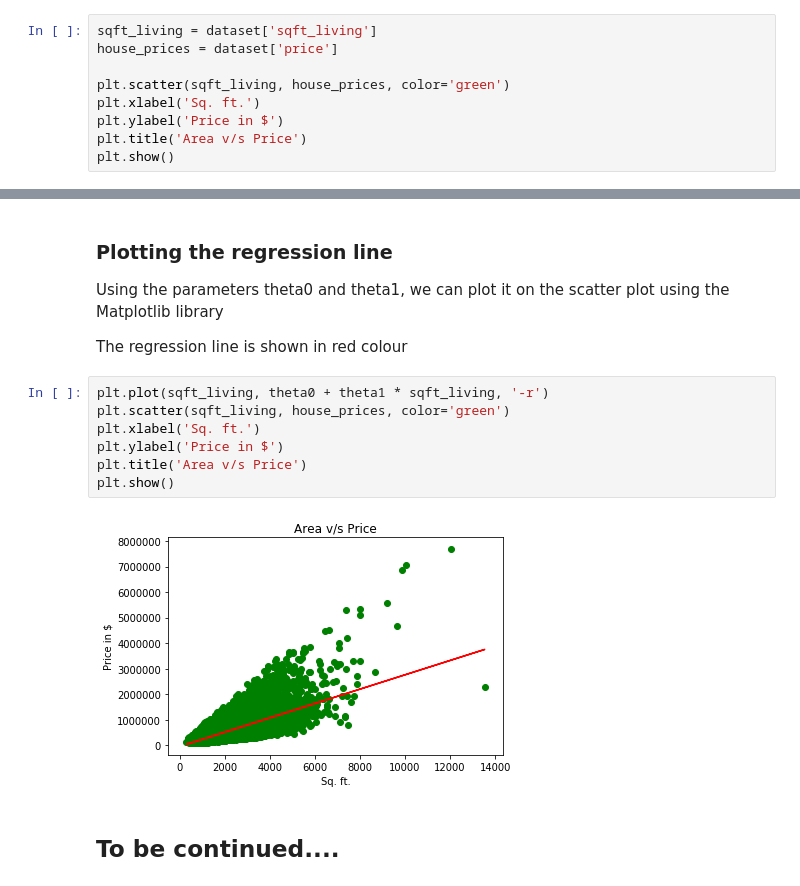
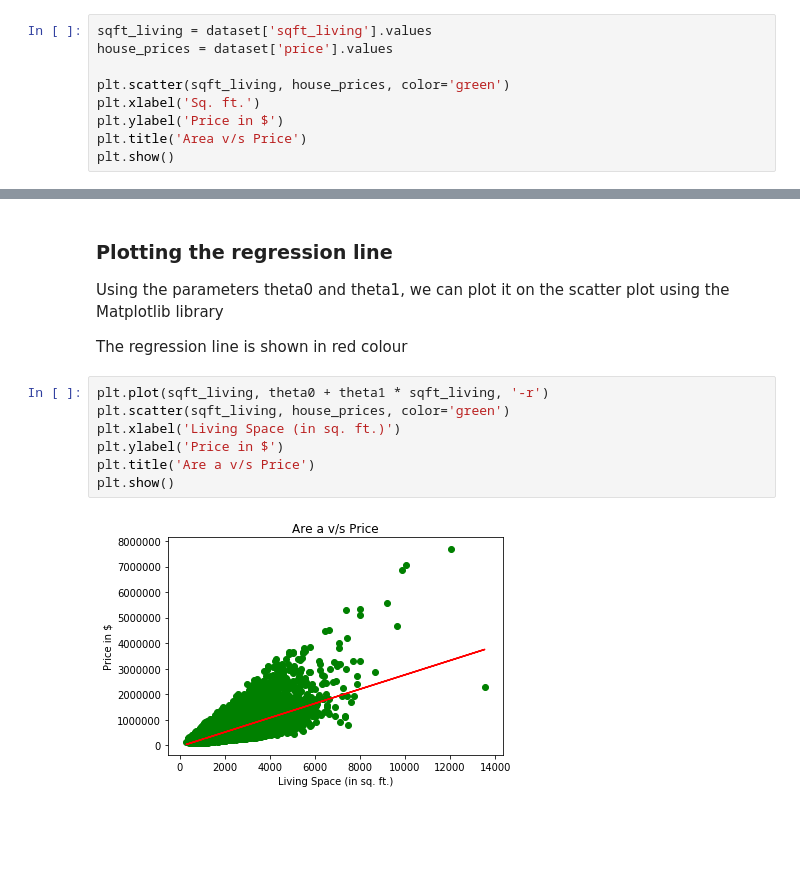
Before and after one commit to umangjpatel/KaggleKingsCountyHousing, a Jupyter notebook: KaggleKingsCountyHousing.ipynb, the cells around one changed output, grey strips where cells are left out. Saved outputs shown, nothing was run; the diff lists cells and outputs as text; blank space fills up the shorter version.

```diff
--- a/KaggleKingsCountyHousing.ipynb
+++ b/KaggleKingsCountyHousing.ipynb
@@ -55,8 +58,8 @@ None
 <p>Let's visualize these two columns to check if there is any relationship between them</p>
 <p>As we use Matplotlib, we can easily make a scatter plot between the two quantities</p>
 # %%
-sqft_living = dataset['sqft_living']
-house_prices = dataset['price']
+sqft_living = dataset['sqft_living'].values
+house_prices = dataset['price'].values
 
 plt.scatter(sqft_living, house_prices, color='green')
 plt.xlabel('Sq. ft.')
@@ -88,11 +91,9 @@ theta0 (b0) :  -43580.74309447408
 # %%
 plt.plot(sqft_living, theta0 + theta1 * sqft_living, '-r')
 plt.scatter(sqft_living, house_prices, color='green')
-plt.xlabel('Sq. ft.')
+plt.xlabel('Living Space (in sq. ft.)')
 plt.ylabel('Price in $')
-plt.title('Area v/s Price')
+plt.title('Are a v/s Price')
 plt.show()
 # %% [output]
-[figure, old version]
+[figure, new version]
-# %% [markdown]
-<h2>To be continued....</h2>
```
Also changed, not shown: parts of 7 cells of this notebook.
